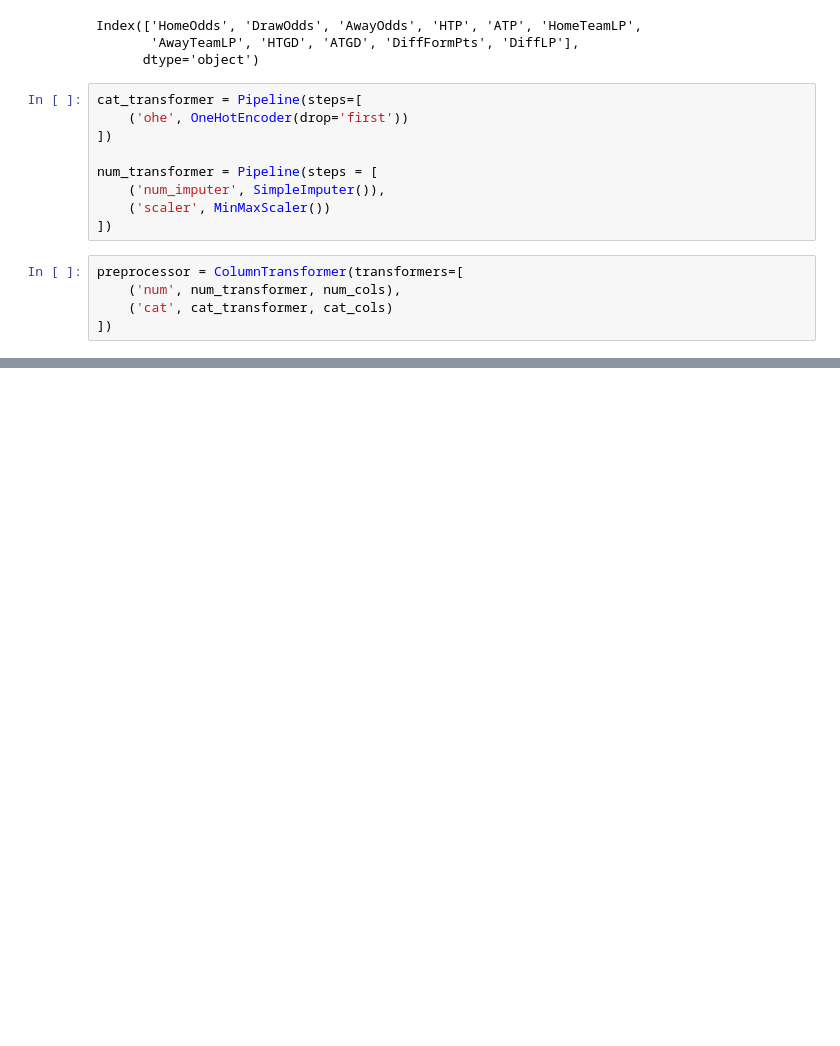
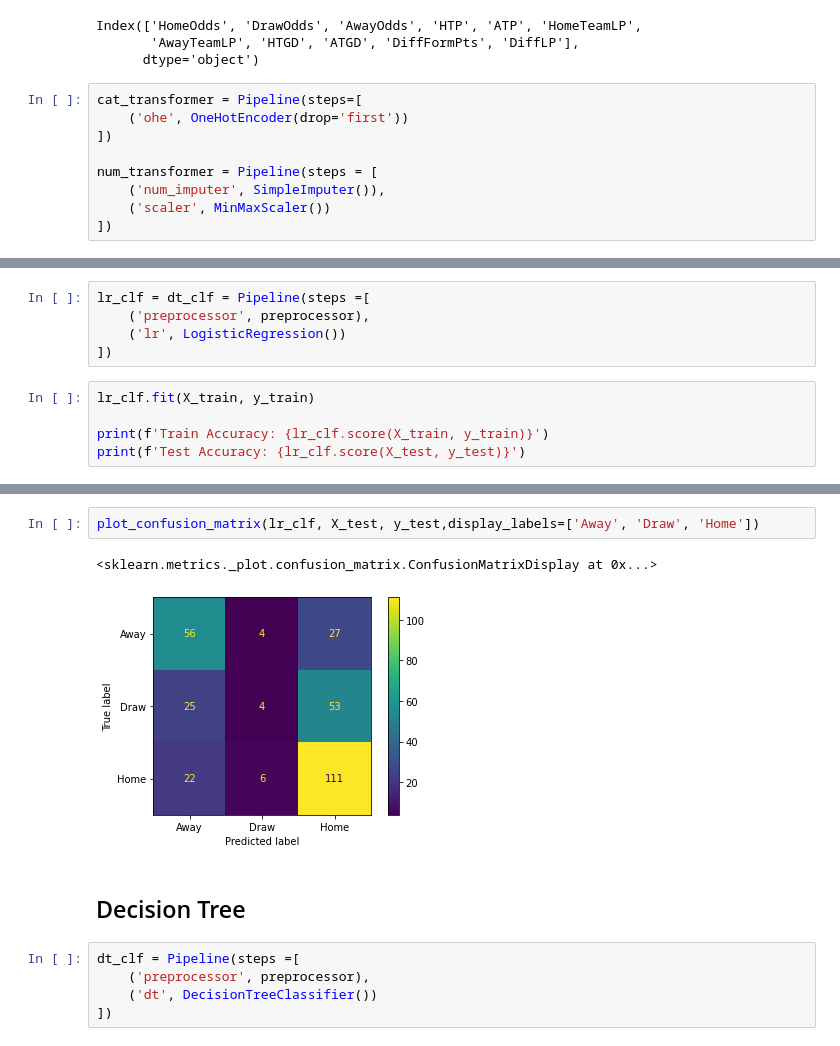
Before and after one commit to barteaga10/Premier-League-Prediction, a Jupyter notebook: Modeling .ipynb, the cells around one changed output, grey strips where cells are left out. Drawn from its saved outputs; the diff is of its cells as text; blank space fills up the shorter version.

```diff
--- a/Modeling .ipynb
+++ b/Modeling .ipynb
@@ -137,8 +137,3 @@ num_transformer = Pipeline(steps = [
     ('num_imputer', SimpleImputer()),
     ('scaler', MinMaxScaler())
 ])
-# %%
-preprocessor = ColumnTransformer(transformers=[
-    ('num', num_transformer, num_cols),
-    ('cat', cat_transformer, cat_cols)
-])
@@ -144,0 +142,10 @@ preprocessor = ColumnTransformer(transformers=[
+# %%
+lr_clf = dt_clf = Pipeline(steps =[
+    ('preprocessor', preprocessor),
+    ('lr', LogisticRegression())
+])
+# %%
+lr_clf.fit(X_train, y_train)
+
+print(f'Train Accuracy: {lr_clf.score(X_train, y_train)}')
+print(f'Test Accuracy: {lr_clf.score(X_test, y_test)}')
@@ -144,0 +182,12 @@ preprocessor = ColumnTransformer(transformers=[
+# %%
+plot_confusion_matrix(lr_clf, X_test, y_test,display_labels=['Away', 'Draw', 'Home'])
+# %% [output]
+<sklearn.metrics._plot.confusion_matrix.ConfusionMatrixDisplay at 0x...>
+[figure, added]
+# %% [markdown]
+## Decision Tree
+# %%
+dt_clf = Pipeline(steps =[
+    ('preprocessor', preprocessor),
+    ('dt', DecisionTreeClassifier())
+])
```
Also changed, not shown: parts of 43 cells of this notebook.
